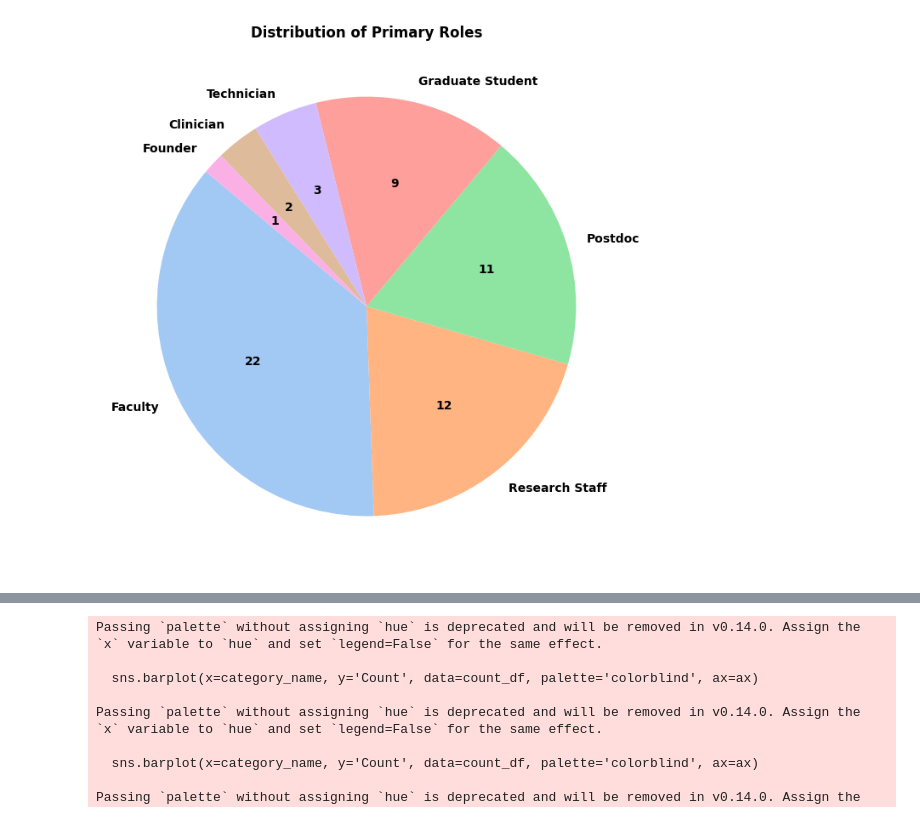
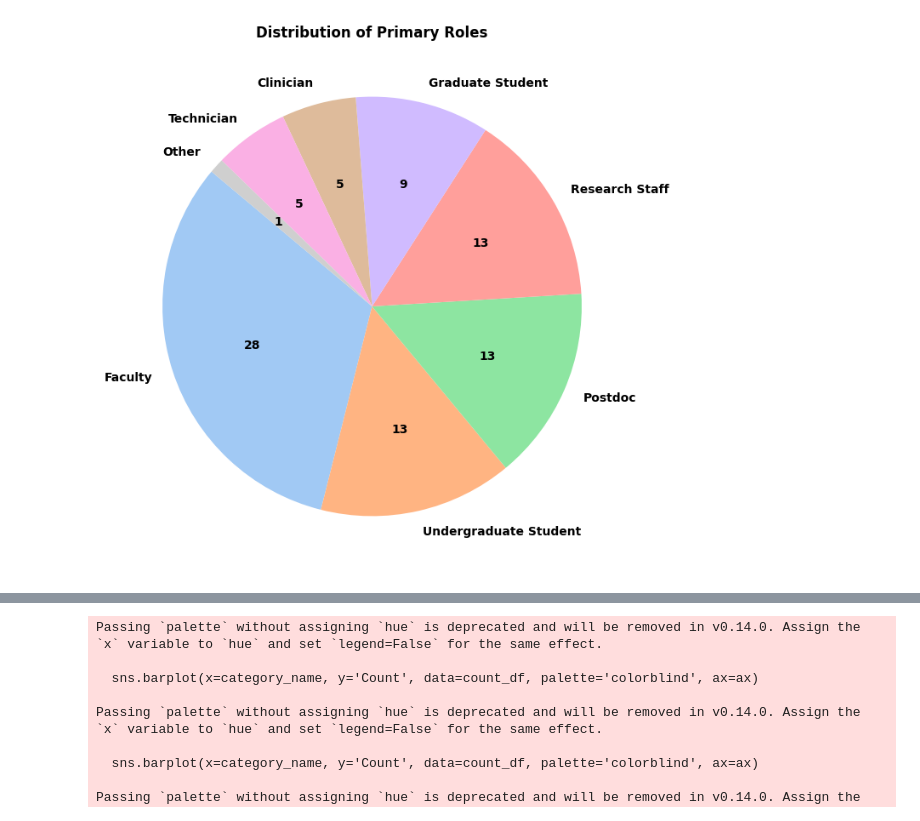
Before and after one commit to jdkent/BRIDGESurveyTechAnalysis, a Jupyter notebook: survey_analysis.ipynb, the cells around one changed output, grey strips where cells are left out. Saved outputs shown, nothing was run; the diff lists cells and outputs as text; code cells hidden in the pictures.

```diff
--- a/survey_analysis.ipynb
+++ b/survey_analysis.ipynb
@@ -28 +65,7 @@ country_to_continent = {
+# %%
+# Read the CSV file using pandas
+df = pd.read_csv("data/country_continent.csv")
+
+# Convert the DataFrame to a dictionary
+country_to_continent = df.set_index('country')['continent'].to_dict()
 # %%
@@ -131,8 +199,8 @@ replace_values = {
     "Missing interoperability between standards and technology (e.g., scanner dependent pulse sequence protocols),not enough funding'": "Missing interoperability between standards and technology (e.g., scanner dependent pulse sequence protocols), Lack of funding",
 }
 # %%
-globe_survey = pd.read_csv('2024_07_30_survey.csv')
-idor_survey = pd.read_csv('2024_07_30_idor_survey.csv')
+globe_survey = pd.read_csv('data/2024_09_12_survey.csv')
+idor_survey = pd.read_csv('data/2024_09_12_idor1_survey.csv')
 
 idor_survey.replace(replace_values, inplace=True)
 idor_survey.rename(columns=replace_columns, inplace=True)
@@ -141,5 +209,8 @@ idor_survey.rename(columns=replace_columns, inplace=True)
 
 survey = pd.concat([globe_survey, idor_survey])
 
+
+survey['Which country do you reside?'].replace({"Gambia, The": "Gambia"}, inplace=True)
+survey['What is your primary role?'].replace({"Medical Radiographer ": "Technician", "Founder": "Other"}, inplace=True)
 survey.replace(replace_values, inplace=True)
 # %%
@@ -191,0 +266,9 @@ Continent counts:
+# %%
+# Question 2: What type of institution are you employed
+
+survey["What type of institution are you employed?"].replace({"UNIVERSITY HOSPITAL": "University", "Startups": "Research Facility"}, inplace=True)
+plot_categorical_by_continent(
+    survey,
+    "What type of institution are you employed?",
+    "Institution Type",
+)
@@ -191,0 +277,9 @@ Continent counts:
+# %%
+# Question 3: Is the institution public or private?
+
+survey["Is the institution public or private?"].replace({"both public and private ": "Public"}, inplace=True)
+plot_categorical_by_continent(
+    survey,
+    "Is the institution public or private?",
+    "Institution: Public or Private",
+)
@@ -192,17 +289,22 @@ Continent counts:
 # %%
+# Question 4: What is your primary role?
+survey['What is your primary role?'].replace({"Medical Radiographer ": "Technician", "Founder": "Other"}, inplace=True)
 role_counts = survey['What is your primary role?'].value_counts()
-
-# Define a function to format the labels with just the count
+# Define a function to format the labels with the raw count
 def func(pct, allvalues):
-    absolute = int(pct / 100. * sum(allvalues))
+    absolute = pct / 100. * sum(allvalues)
+    if absolute < 1:
+        absolute = math.ceil(absolute)  # Ensure no values round down to 0
+    else:
+        absolute = round(absolute)
     return f'{absolute}'
 
 # Plot pie chart
 plt.figure(figsize=(10, 8))
 plt.pie(role_counts, labels=role_counts.index, textprops={'fontweight': 'bold'}, autopct=lambda pct: func(pct, role_counts), startangle=140, colors=sns.color_palette('pastel'))
 plt.title('Distribution of Primary Roles', fontweight="bold")
 plt.savefig("roles.png", bbox_inches='tight')
 plt.show()
 # %% [output]
-[figure, old version]
+[figure, new version]
 # %%
```
Also changed, not shown: parts of 21 cells of this notebook, 7 other files.
